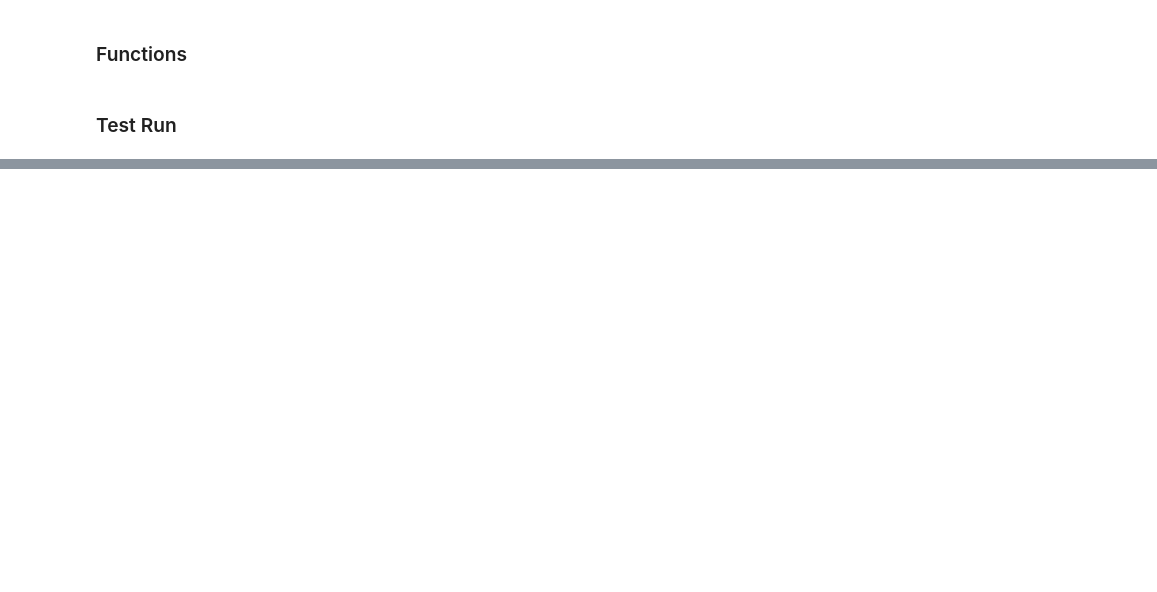
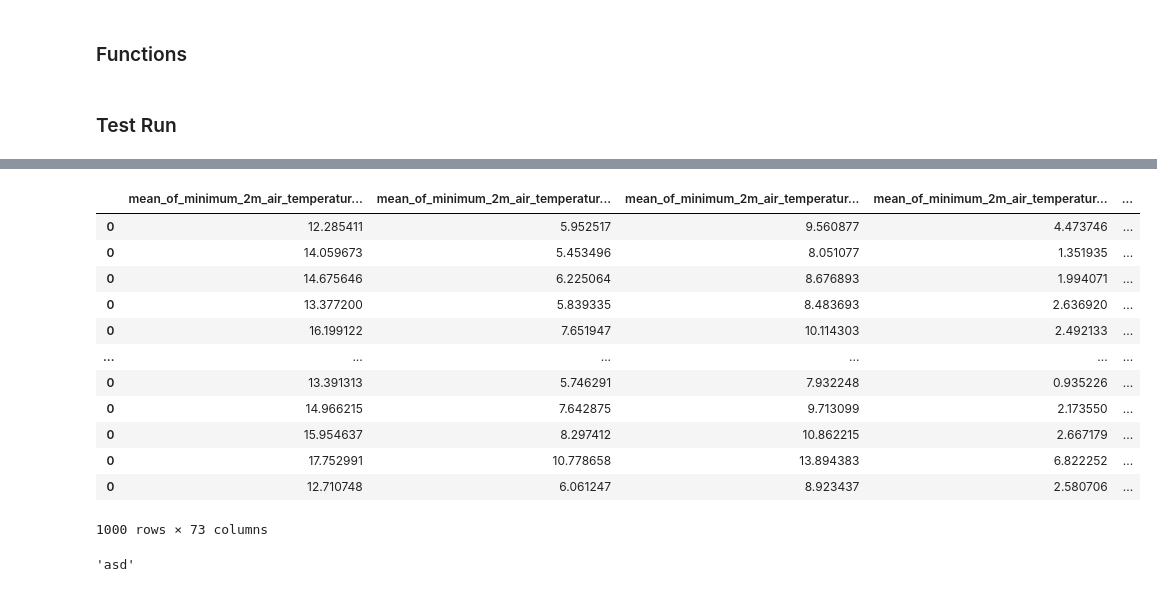
Before and after one commit to padasch/ifn_analysis, a Jupyter notebook: python/02_process_gee_data/process_era5_daily.ipynb, the cells around one changed output, grey strips where cells are left out. Drawn from its saved outputs; the diff is of its cells as text; code cells hidden in the pictures; blank space fills up the shorter version.

```diff
--- a/python/02_process_gee_data/process_era5_daily.ipynb
+++ b/python/02_process_gee_data/process_era5_daily.ipynb
@@ -407,9 +643,11 @@ def extract_heatwave_metrics(df_in, threshold_temperature, threshold_days, varia
 # %% [markdown]
 ### Test Run
 # %%
-test = extract_heatwave_metrics(
-    df_in = merged_df,
-    threshold_temperature = 19,
-    threshold_days = 3,
-    variable_of_interest = 'mean_2m_air_temperature'
+df_hw = extract_heatwave_metrics(
+    df_in=test_df,
+    threshold_temperature=24,
+    threshold_days=3,
+    variable_of_interest="mean_2m_air_temperature",
 )
+
+df_hw
@@ -415,0 +1027,20 @@ test = extract_heatwave_metrics(
+# %%
+sites_subset = all_sites
+subset_all_data = pd.DataFrame()
+
+for i in range(len(sites_subset)):
+    # print(i)
+    df_tmp = load_and_merge_files(
+        sites_subset["id"].iloc[i], sites_subset["first_visit"].iloc[i]
+    )
+
+    subset_all_data = pd.concat([subset_all_data, df_tmp], axis=0)
+
+df_out = pd.DataFrame()
+grouped = subset_all_data.groupby("SiteID")
+
+for name, group in grouped:
+    # print(name)
+    out = perform_wrangling_on_all_sites(group)
+    out["SiteID"] = name
+    df_out = pd.concat([df_out, out], axis=0)
@@ -415,0 +1065,20 @@ test = extract_heatwave_metrics(
+# %%
+df_out
+# %% [output]
+|  | mean_of_minimum_2m_air_temperatur... | mean_of_minimum_2m_air_temperatur... | mean_of_minimum_2m_air_temperatur... | mean_of_minimum_2m_air_temperatur... | ... |
+| 0 | 12.285411 | 5.952517 | 9.560877 | 4.473746 | ... |
+| 0 | 14.059673 | 5.453496 | 8.051077 | 1.351935 | ... |
+| 0 | 14.675646 | 6.225064 | 8.676893 | 1.994071 | ... |
+| 0 | 13.377200 | 5.839335 | 8.483693 | 2.636920 | ... |
+| 0 | 16.199122 | 7.651947 | 10.114303 | 2.492133 | ... |
+| ... | ... | ... | ... | ... | ... |
+| 0 | 13.391313 | 5.746291 | 7.932248 | 0.935226 | ... |
+| 0 | 14.966215 | 7.642875 | 9.713099 | 2.173550 | ... |
+| 0 | 15.954637 | 8.297412 | 10.862215 | 2.667179 | ... |
+| 0 | 17.752991 | 10.778658 | 13.894383 | 6.822252 | ... |
+| 0 | 12.710748 | 6.061247 | 8.923437 | 2.580706 | ... |
+1000 rows × 73 columns
+# %%
+str("asd")
+# %% [output]
+'asd'
```
Also changed, not shown: parts of 45 cells of this notebook.
